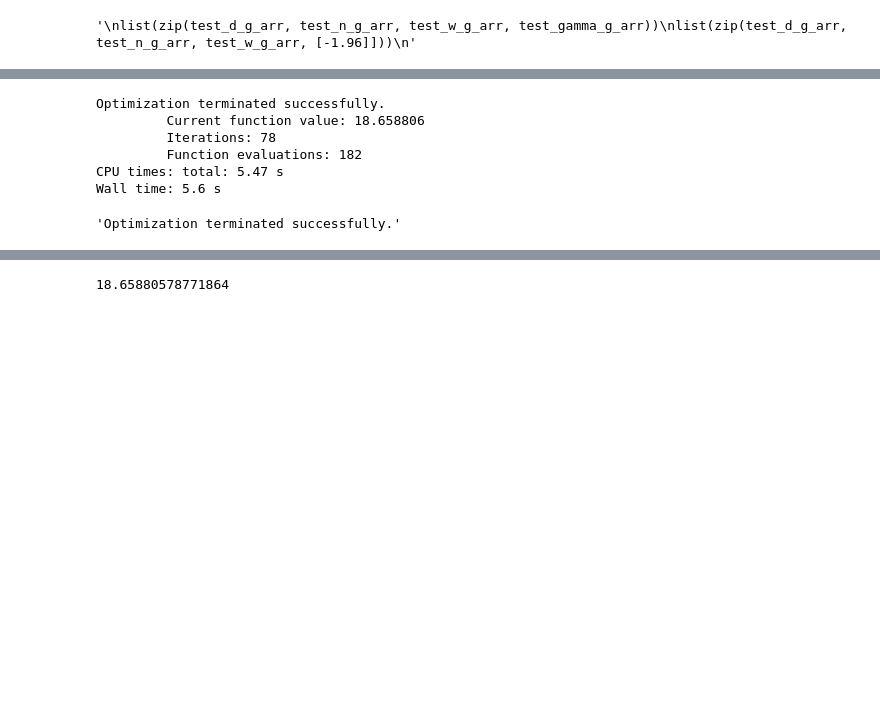
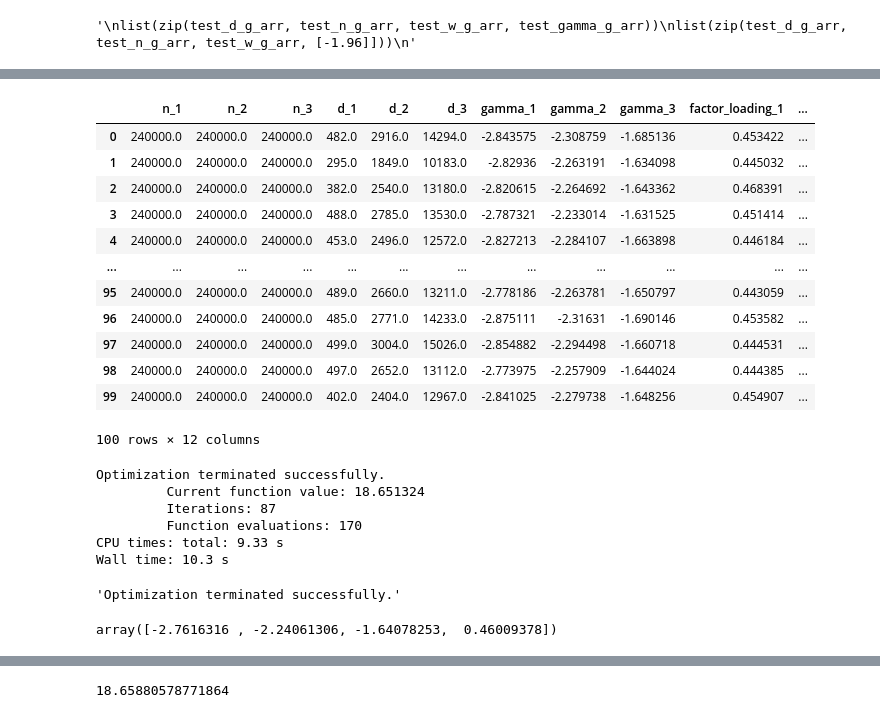
Before and after one commit to PeterKiss18/VasicekPDModel, a Jupyter notebook: Compare_MM_ML_MonteCarlo.ipynb, the cells around one changed output, grey strips where cells are left out. Drawn from its saved outputs; the diff is of its cells as text; code cells hidden in the pictures; blank space fills up the shorter version.

Commit message:
Different factor loading 80 years, 100 parameter estimation for generated data

```diff
--- a/Compare_MM_ML_MonteCarlo.ipynb
+++ b/Compare_MM_ML_MonteCarlo.ipynb
@@ -140,6 +140,26 @@ def parameter_estimation(default_list, num_of_obligors_over_time, factor_loading
                   method="Nelder-Mead",
                   bounds=bounds,
                   options={
-                      'disp': True})
+                      'disp': False})
 
     return result
+# %%
+conf_int_80 = {}
+input_80 = {}
+results_dict_80 = {}
+
+np.random.seed(42)
+time_horizon = 80
+factor_loading_list = [0.45, 0.45, 0.45]
+num_of_obligors_list = [3000, 3000, 3000]
+gamma_list = [-2.9, -2.3, -1.6]
+factor_loading_init = [0.447]
+gamma_list_init = [-2.91, -2.29, -1.603]
+
+for i in range(100):
+    d_g_list = generate_default_buckets(factor_loading_list,num_of_obligors_list, gamma_list,time_horizon)
+    n_g_list = [num_of_obligors_list[i] * time_horizon for i in range(len(num_of_obligors_list))]
+    ML_params = parameter_estimation(d_g_list, n_g_list, factor_loading_list, gamma_list)
+    input_80[i] = (d_g_list, n_g_list)
+    results_dict_80[i] = ML_params.x
+    conf_int_80[i] = ML_params.x[3]
@@ -145,0 +231,26 @@ def parameter_estimation(default_list, num_of_obligors_over_time, factor_loading
+# %%
+df = pd.DataFrame(columns=["n_1", "n_2", "n_3", "d_1", "d_2", "d_3", "gamma_1", "gamma_2", "gamma_3", "factor_loading_1", "factor_loading_2", "factor_loading_3"],
+                  index=range(100))
+
+for key, value in input_80.items():
+    list1, list2 = value
+
+    df.loc[key] = pd.Series({"n_1": list2[0], "n_2": list2[1], "n_3": list2[2], "d_1": list1[0], "d_2": list1[1], "d_3": list1[2],
+                             "gamma_1": results_dict_80[key][0], "gamma_2": results_dict_80[key][1], "gamma_3": results_dict_80[key][2],
+                             "factor_loading_1": results_dict_80[key][3], "factor_loading_2": results_dict_80[key][4], "factor_loading_3": results_dict_80[key][5]})
+# %%
+df
+# %% [output]
+|  | n_1 | n_2 | n_3 | d_1 | d_2 | d_3 | gamma_1 | gamma_2 | gamma_3 | factor_loading_1 | ... |
+| 0 | 240000.0 | 240000.0 | 240000.0 | 482.0 | 2916.0 | 14294.0 | -2.843575 | -2.308759 | -1.685136 | 0.453422 | ... |
+| 1 | 240000.0 | 240000.0 | 240000.0 | 295.0 | 1849.0 | 10183.0 | -2.82936 | -2.263191 | -1.634098 | 0.445032 | ... |
+| 2 | 240000.0 | 240000.0 | 240000.0 | 382.0 | 2540.0 | 13180.0 | -2.820615 | -2.264692 | -1.643362 | 0.468391 | ... |
+| 3 | 240000.0 | 240000.0 | 240000.0 | 488.0 | 2785.0 | 13530.0 | -2.787321 | -2.233014 | -1.631525 | 0.451414 | ... |
+| 4 | 240000.0 | 240000.0 | 240000.0 | 453.0 | 2496.0 | 12572.0 | -2.827213 | -2.284107 | -1.663898 | 0.446184 | ... |
+| ... | ... | ... | ... | ... | ... | ... | ... | ... | ... | ... | ... |
+| 95 | 240000.0 | 240000.0 | 240000.0 | 489.0 | 2660.0 | 13211.0 | -2.778186 | -2.263781 | -1.650797 | 0.443059 | ... |
+| 96 | 240000.0 | 240000.0 | 240000.0 | 485.0 | 2771.0 | 14233.0 | -2.875111 | -2.31631 | -1.690146 | 0.453582 | ... |
+| 97 | 240000.0 | 240000.0 | 240000.0 | 499.0 | 3004.0 | 15026.0 | -2.854882 | -2.294498 | -1.660718 | 0.444531 | ... |
+| 98 | 240000.0 | 240000.0 | 240000.0 | 497.0 | 2652.0 | 13112.0 | -2.773975 | -2.257909 | -1.644024 | 0.444385 | ... |
+| 99 | 240000.0 | 240000.0 | 240000.0 | 402.0 | 2404.0 | 12967.0 | -2.841025 | -2.279738 | -1.648256 | 0.454907 | ... |
+100 rows × 12 columns
@@ -146,25 +259,29 @@ def parameter_estimation(default_list, num_of_obligors_over_time, factor_loading
 # %%
 %%time
 #factor_loading_init = [0.45]
-factor_loading_init = [0.44]
-# gamma_list_init = [-2.9, -2.3, -1.6]
-gamma_list_init = [-2.87, -2.3, -1.6]
+factor_loading_init = [0.45]
+gamma_list_init = [-2.9, -2.3, -1.6]
+# gamma_list_init = [-2.87, -2.3, -1.6]
 # gamma_list_init = [-2.05, -1.85, -1.6, -1.6, -1.6]
 ML_params = parameter_estimation(d_g_list, n_g_list, factor_loading_init, gamma_list_init)
 #print("Estimated parameters for speculative grade: ", ML_params)
 # %% [output]
 Optimization terminated successfully.
-         Current function value: 18.658806
-         Iterations: 78
-         Function evaluations: 182
-CPU times: total: 5.47 s
-Wall time: 5.6 s
+         Current function value: 18.651324
+         Iterations: 87
+         Function evaluations: 170
+CPU times: total: 9.33 s
+Wall time: 10.3 s
 # %%
 ML_params.message
 # %% [output]
 'Optimization terminated successfully.'
 # %%
 #real gamma: [-2.0, -1.8, -1.3]
+# %%
+ML_params.x
+# %% [output]
+array([-2.7616316 , -2.24061306, -1.64078253,  0.46009378])
 # %%
 ML_params.x
 # %% [output]
```
Also changed, not shown: parts of 9 cells of this notebook, 1 other file.
